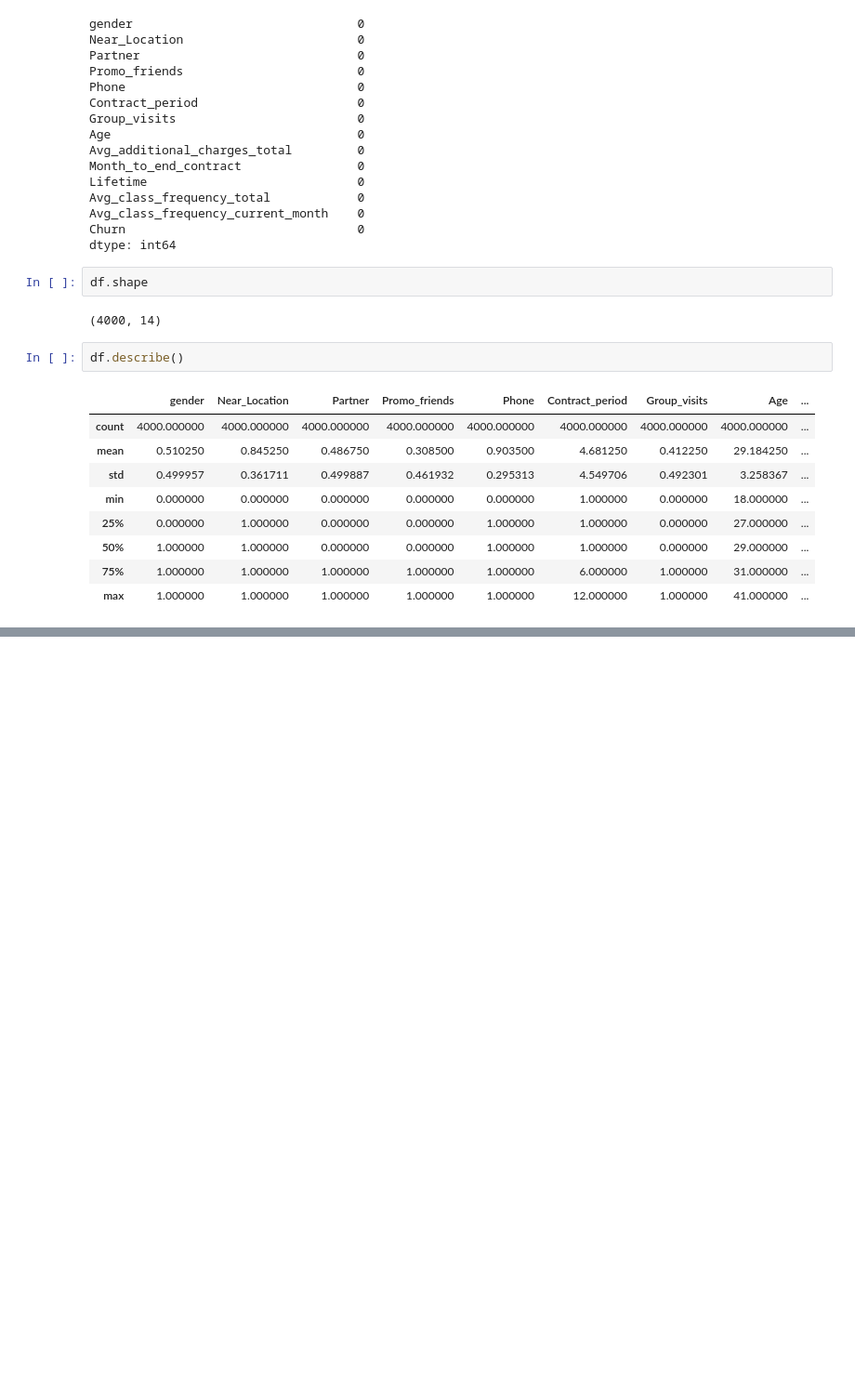
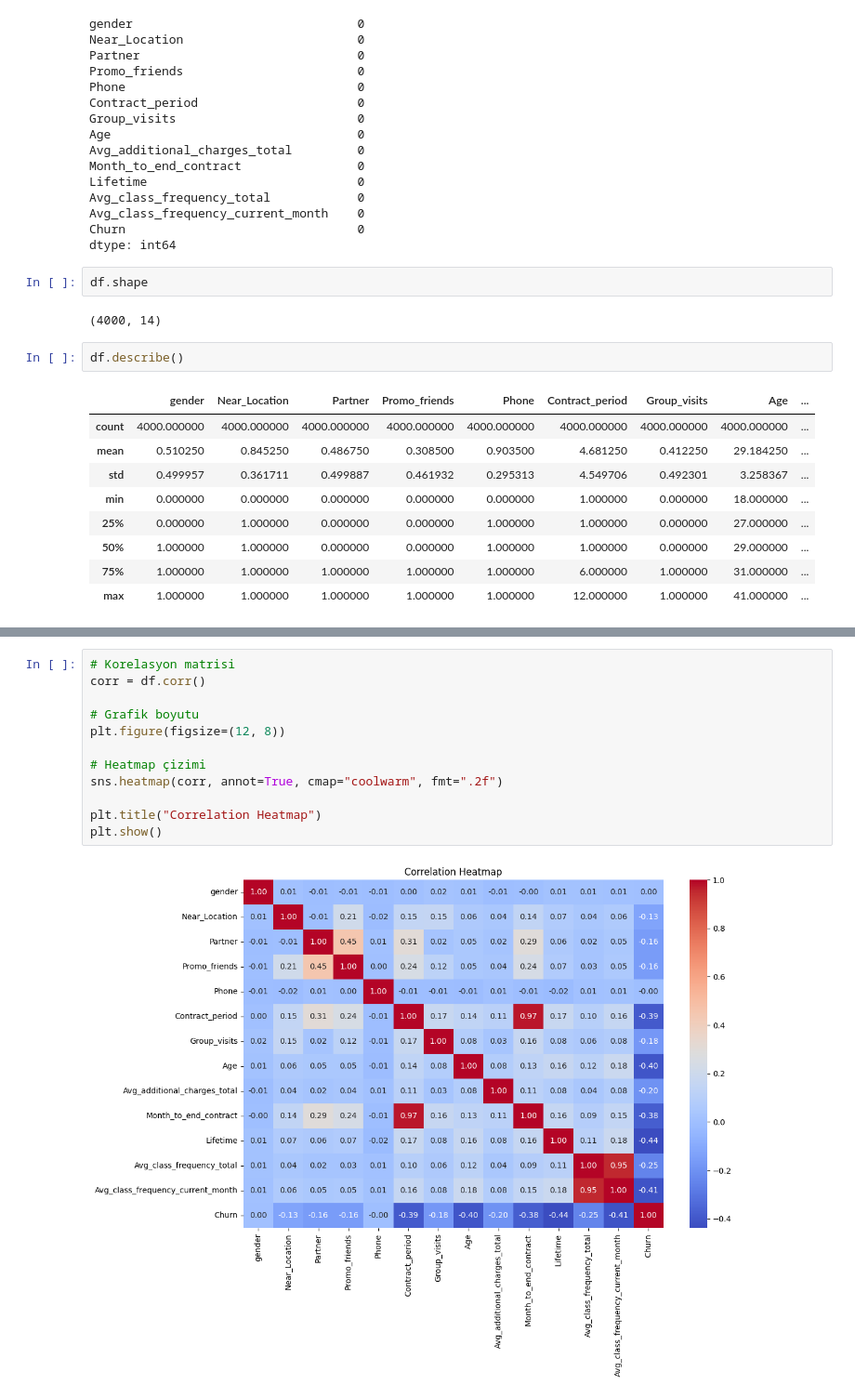
Before and after one commit to yukselkaran/gym-churn-prediction, a Jupyter notebook: gym-churn-prediction.ipynb, the cells around one changed output, grey strips where cells are left out. Shown: that part at 93% size. Drawn from its saved outputs; the diff is of its cells as text; blank space fills up the shorter version.

```diff
--- a/gym-churn-prediction.ipynb
+++ b/gym-churn-prediction.ipynb
@@ -74,0 +79,14 @@ df.describe()
+# %%
+# Korelasyon matrisi
+corr = df.corr()
+
+# Grafik boyutu
+plt.figure(figsize=(12, 8))
+
+# Heatmap çizimi
+sns.heatmap(corr, annot=True, cmap="coolwarm", fmt=".2f")
+
+plt.title("Correlation Heatmap")
+plt.show()
+# %% [output]
+[figure, added]
```
Also changed, not shown: parts of 3 cells of this notebook.
